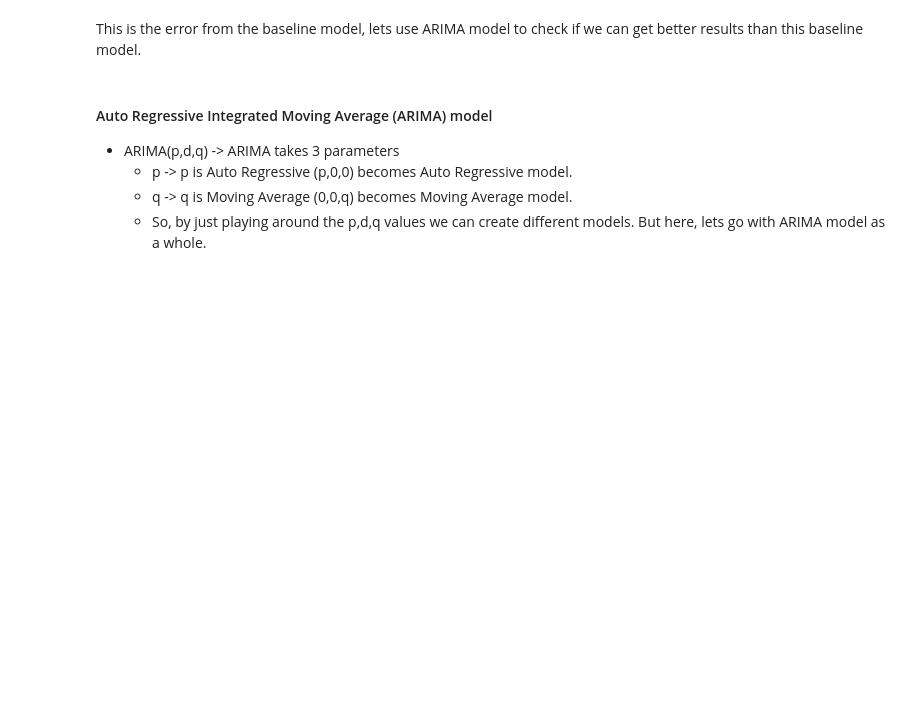
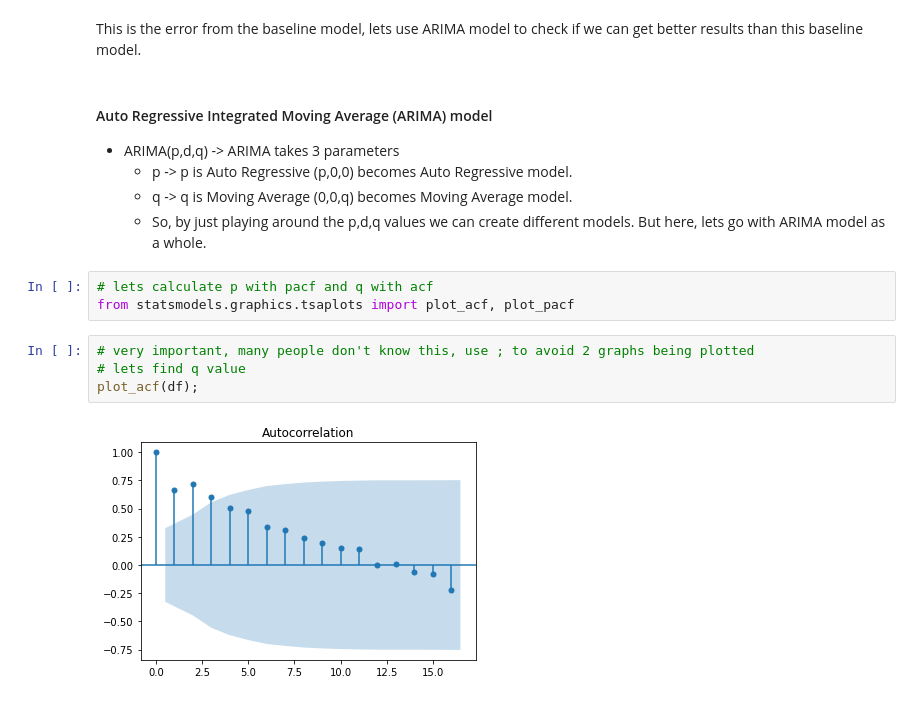
Before and after one commit to sudarshan-koirala/time-series-forecasting, a Jupyter notebook: time-series.ipynb, the cells around one changed output. Saved outputs shown, nothing was run; the diff lists cells and outputs as text; blank space fills up the shorter version.

```diff
--- a/time-series.ipynb
+++ b/time-series.ipynb
@@ -119,3 +122,12 @@ This is the error from the baseline model, lets use ARIMA model to check if we c
     - p -> p is Auto Regressive (p,0,0) becomes Auto Regressive model.
     - q -> q is Moving Average  (0,0,q) becomes Moving Average model.
     - So, by just playing around the p,d,q values we can create different models. But here, lets go with ARIMA model as a whole.
+# %%
+# lets calculate p with pacf and q with acf
+from statsmodels.graphics.tsaplots import plot_acf, plot_pacf
+# %%
+# very important, many people don't know this, use ; to avoid 2 graphs being plotted
+# lets find q value
+plot_acf(df);
+# %% [output]
+[figure, added]
```
Also changed, not shown: parts of 20 cells of this notebook.
